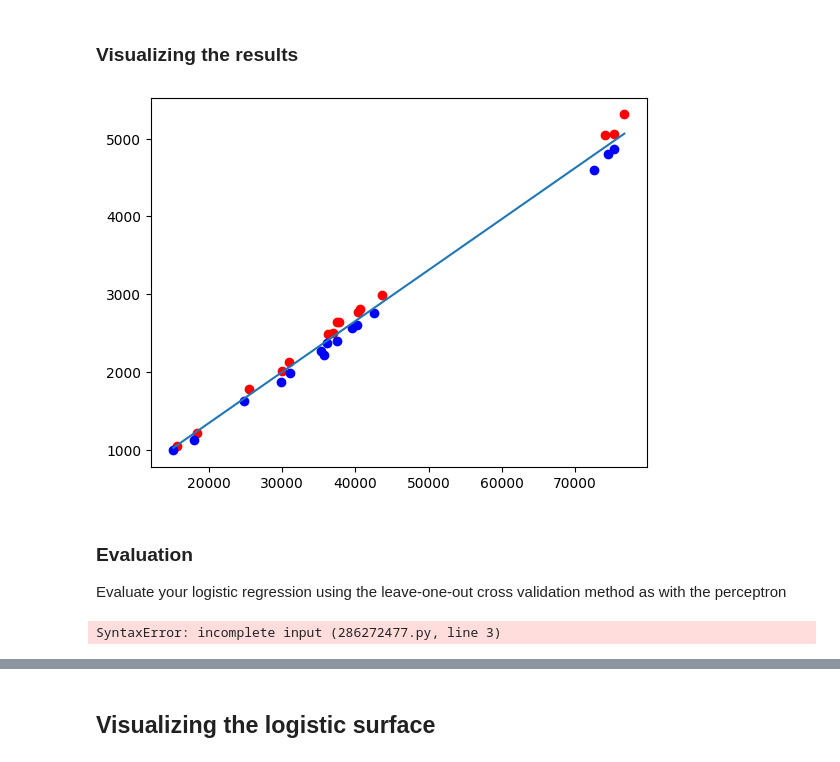
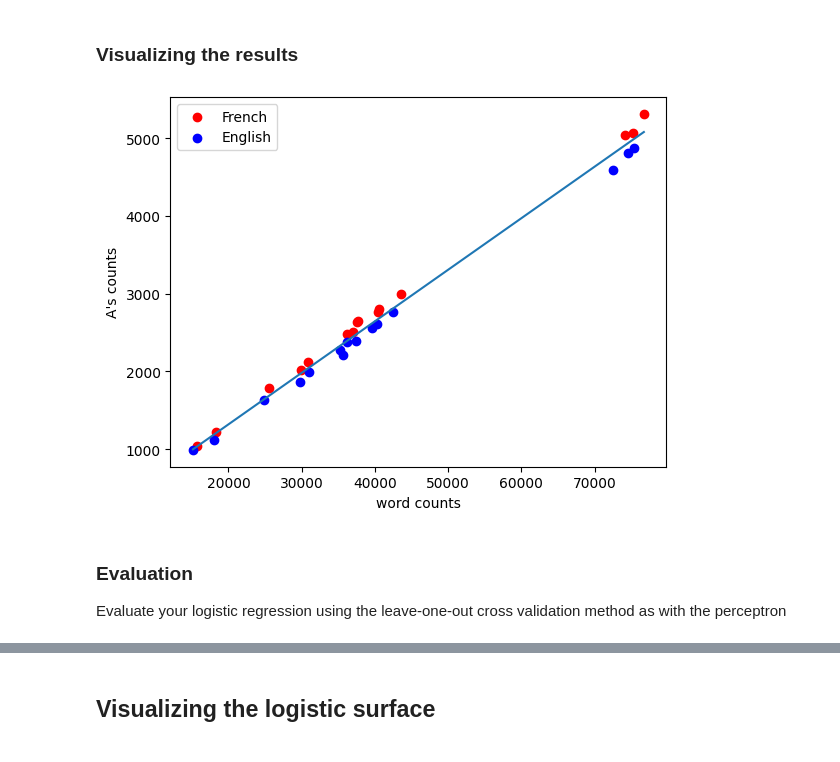
Before and after one commit to ondini/LTH_AI, a Jupyter notebook: 03_Ex/ai_lab_perceptron_students.ipynb, the cells around one changed output, grey strips where cells are left out. Drawn from its saved outputs; the diff is of its cells as text; code cells hidden in the pictures.

```diff
--- a/03_Ex/ai_lab_perceptron_students.ipynb
+++ b/03_Ex/ai_lab_perceptron_students.ipynb
@@ -337,7 +347,6 @@ def predict(X, w, th=0):
 # %% [markdown]
 Write a `fit(X, y)` function that given a matrix of observations $\mathbf{X}$ and a vector of responses $\mathbf{y}$ will return a weight $\mathbf{w}$ vector. You may use the other arguments of the function, notably the number of misclassified examples to define the stop condition.
 # %%
-# Write your code here
 import random
 
 def fit_stoch(X, y, epochs=1000, max_misclassified=0, verbose=False):
@@ -350,12 +359,12 @@ def fit_stoch(X, y, epochs=1000, max_misclassified=0, verbose=False):
             y_pred = predict(X[iR], w)
             error = y[iR] - y_pred[0]
 
-            if error != 0:
-                errs += 1
-                w += error * X[iR, None].T
+            errs += error != 0
+            w += error * X[iR, None].T
 
-        if verbose:
+        if verbose and epoch % 100 == 0:
             print(f'Epoch {epoch}, errors: {errs}')
+
         if errs <= max_misclassified:
             break
     return w, epoch
@@ -362,6 +387,6 @@ def fit_stoch(X, y, epochs=1000, max_misclassified=0, verbose=False):
 # %% [markdown]
 ### Fitting the dataset
 # %%
-w, e = fit_stoch(X_, y_)
-w
+w, e = fit_batch(X_, y_)
+w, e
 # %% [output]
@@ -452,9 +482,9 @@ def predict(X, w):
 # %% [markdown]
 You will now write the `fit(X, y)` function as with the perceptron. You may call it `fit_stoch(X, y)` or `fit_batch(X, y)`. Use the parameters given in the cell below.
 # %%
-# Write your code here
 import random
-def fit_stoch(X, y, alpha=0.4, epochs=1000, epsilon=1.0e-6, verbose=False):
+
+def fit_stoch(X, y, alpha=5, epochs=50000, epsilon=1.0e-7, verbose=False):
     w = np.zeros((X.shape[1], 1))
     for epoch in range(epochs):
         perm = np.random.permutation(len(y))
@@ -466,9 +496,12 @@ def fit_stoch(X, y, alpha=0.4, epochs=1000, epsilon=1.0e-6, verbose=False):
             grad = error * X[iR, None].T
             w += alpha*grad
 
-            if np.linalg.norm(grad) < epsilon:
-                print('grad')
-                return w, epoch
+            if verbose and epoch % 10 == 0:
+                print(f'Epoch {epoch}, grad norm: {np.linalg.norm(grad)}, label { y[iR]},  pred {y_pred}')
+
+        if np.linalg.norm(grad) < epsilon:
+            return w, epoch
+
 
     return w, epoch
 # %%
@@ -481,13 +515,15 @@ array([[ -0.29616405],
 # %%
-def fit_batch(X, y, alpha=1, epochs=10000, epsilon=1.0e-5):
+def fit_batch(X, y, alpha=150, epochs=20000, epsilon=1.0e-4, verbose=False):
     w = np.zeros((X.shape[1], 1))
     for epoch in range(epochs):
         y_pred = predict_proba(X, w)
         error = y - y_pred
-        grad = X.T @ error / len(y)
-        w += alpha * grad
+        grad = X.T @ error
+        w += alpha * grad/ len(y)
+
+        if verbose and epoch % 100 == 0:
+            print(f'Epoch {epoch}, grad norm: {np.linalg.norm(grad)}')
         if np.linalg.norm(grad) < epsilon:
-            print('grad')
             return w, epoch
     return w, epoch
 # %%
@@ -508,19 +544,17 @@ Weights with y set to 1 [array([-29.98377774]), array([-0.06562416]), array([1.]
 # %% [markdown]
 ### Visualizing the results
 # %%
-plt.scatter(x_fr, y_fr, color='red')
-plt.scatter(x_en, y_en, color='blue')
+plt.scatter(x_fr, y_fr, color='red', label='French')
+plt.scatter(x_en, y_en, color='blue', label='English')
 plt.plot([min(x_fr + x_en), max(x_fr + x_en)],
          [-w[1] * min(x_fr + x_en) - w[0], -w[1] * max(x_fr + x_en) - w[0]])
-plt.show()
+plt.xlabel('word counts')
+plt.ylabel('A\'s counts')
+plt.legend()
+plt.savefig('log_reg_s.png')
 # %% [output]
-[figure, old version]
+[figure, new version]
 # %% [markdown]
 ### Evaluation
 Evaluate your logistic regression using the leave-one-out cross validation method as with the perceptron
-# %%
-# Write your code here
-def leave_one_out_cross_val(X, y, fitting_function):
-# %% [output]
-SyntaxError: incomplete input (286272477.py, line 3)
 # %%
```
Also changed, not shown: parts of 24 cells of this notebook, 4 other files.
